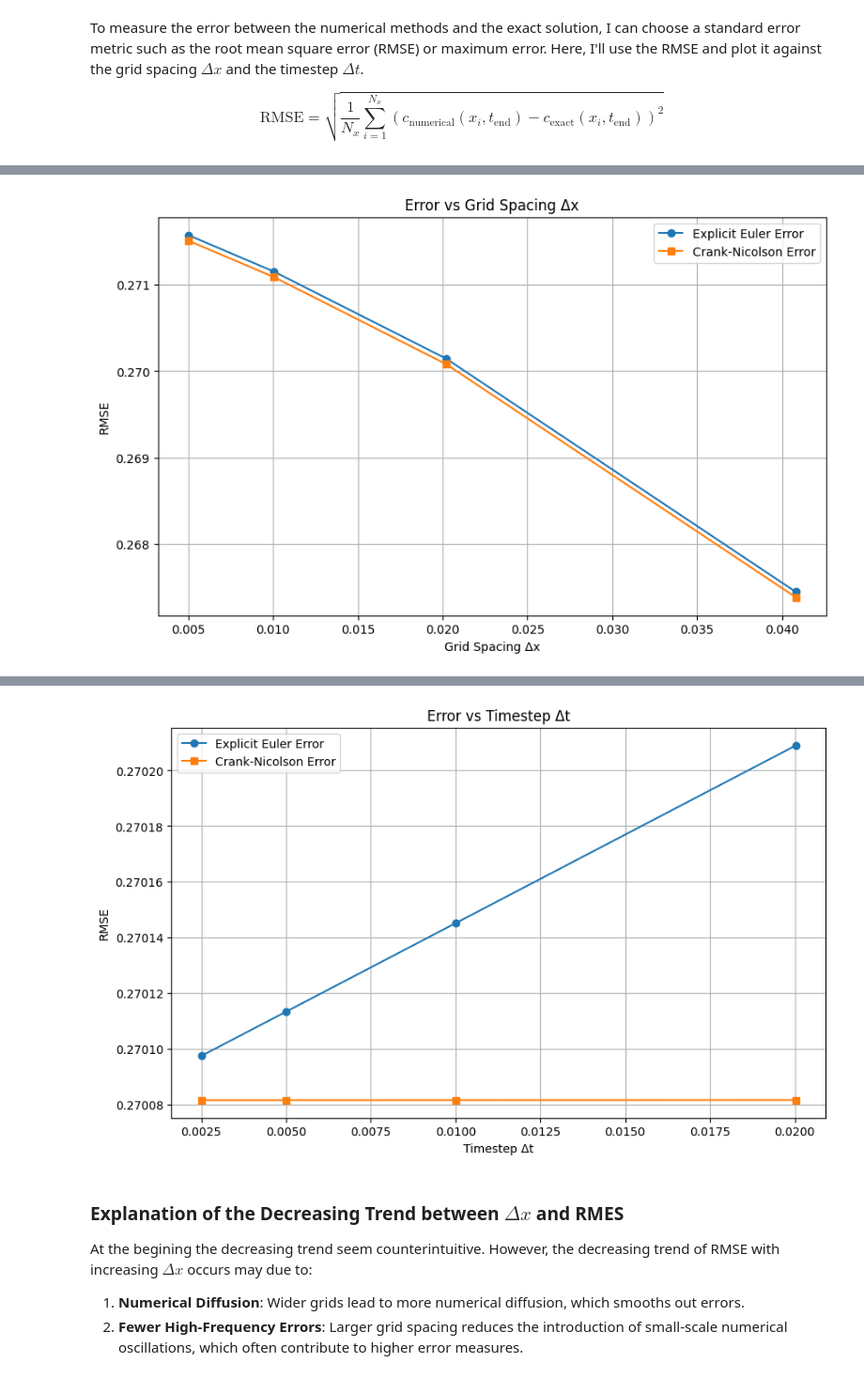
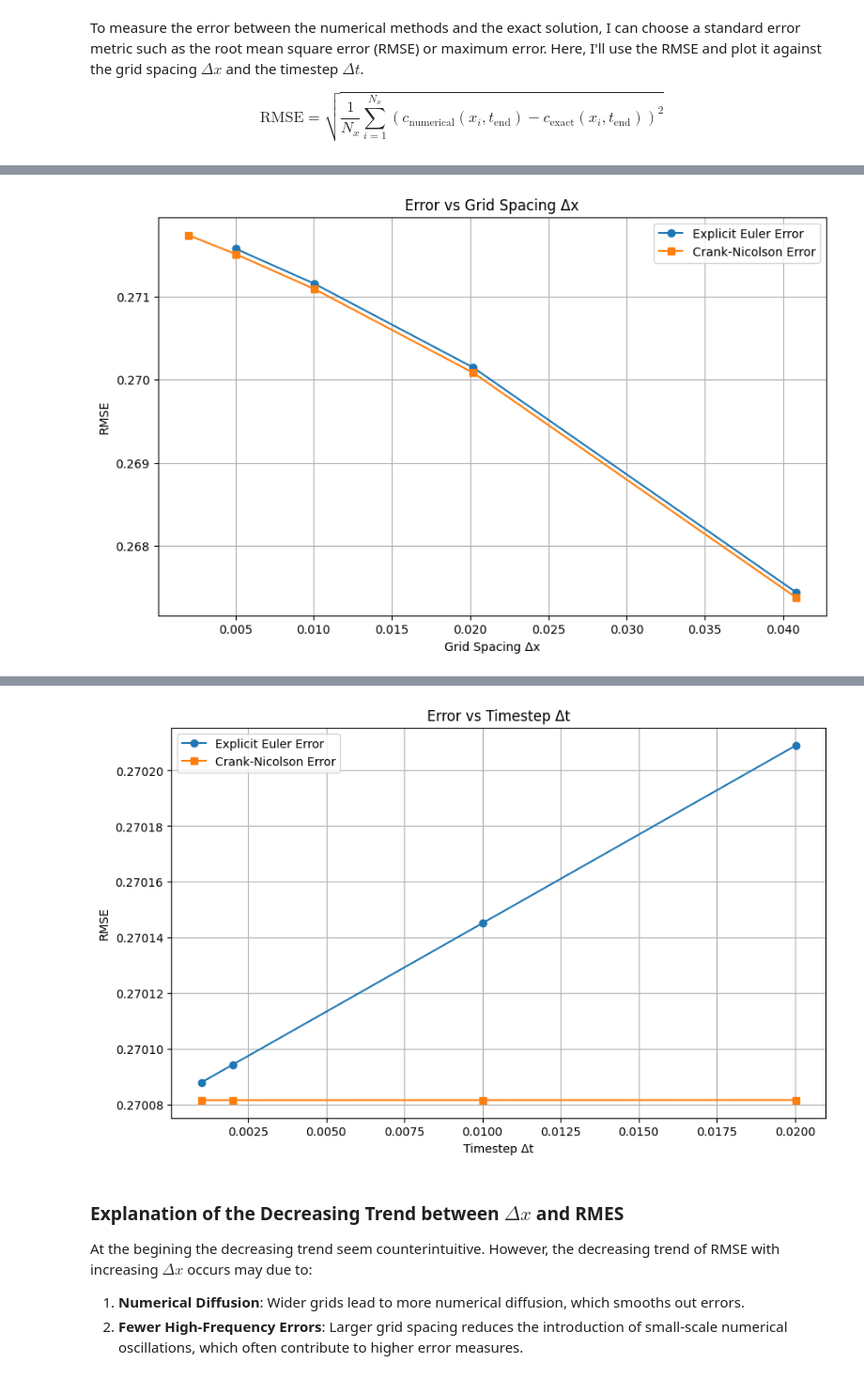
Before and after one commit to StarYuxinChen/QCES, a Jupyter notebook: Project1_numerical_methods.ipynb, the cells around one changed output, grey strips where cells are left out. Shown: that part at 94% size. Saved outputs shown, nothing was run; the diff lists cells and outputs as text; code cells hidden in the pictures.

```diff
--- a/Project1_numerical_methods.ipynb
+++ b/Project1_numerical_methods.ipynb
@@ -312,8 +327,8 @@ x_start = -1
 x_end = 1
 
 # Define ranges for grid spacing (Delta x) and timestep (Delta t)
-Nx_values = [50, 100, 200, 400]
-Nt_values = [500, 1000, 2000, 4000]
+Nx_values = [50, 100, 200, 400, 1000]
+Nt_values = [500, 1000, 5000, 10000]
 
 # Error as a function of Delta x
 errors_dx_EE = []
@@ -398 +415 @@ Crank-Nicolson method took 0.47 seconds
-[figure, old version]
+[figure, new version]
@@ -407,4 +424,4 @@ Crank-Nicolson method took 0.16 seconds
-[figure, old version]
+[figure, new version]
 # %% [markdown]
 ### Explanation of the Decreasing Trend between $Δx$ and RMES
 
```
Also changed, not shown: parts of 6 cells of this notebook.
